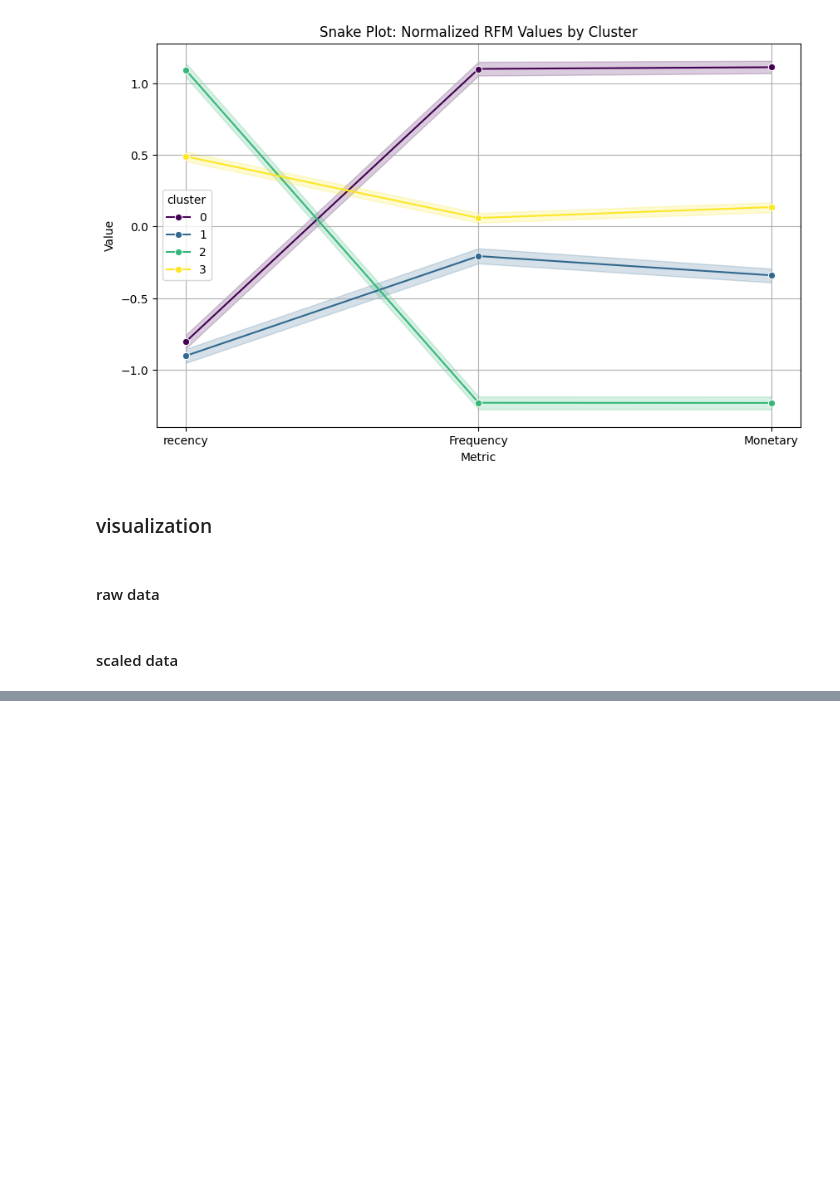
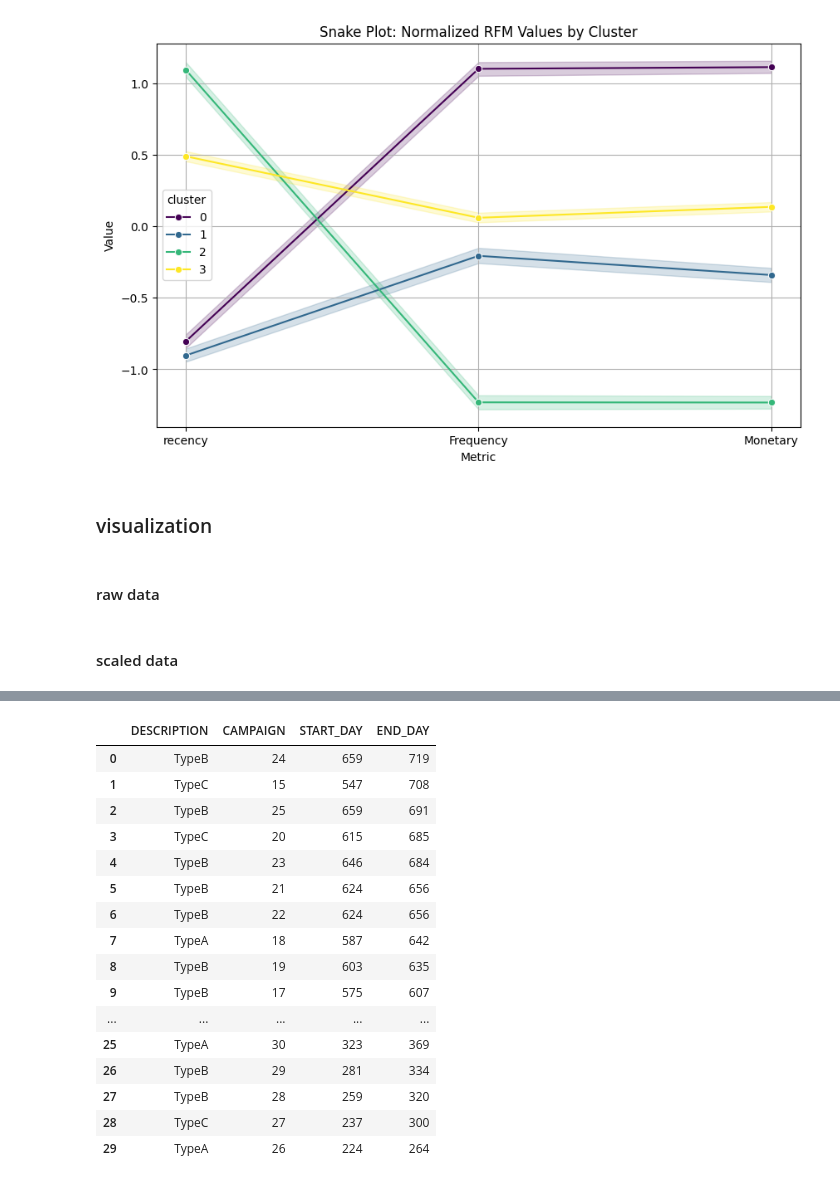
Before and after one commit to bich-le/DDM-Churn-Project, a Jupyter notebook: notebooks/02_Exploratory_Data_Analysis.ipynb, the cells around one changed output, grey strips where cells are left out. Saved outputs shown, nothing was run; the diff lists cells and outputs as text; code cells hidden in the pictures; blank space fills up the shorter version.

```diff
--- a/notebooks/02_Exploratory_Data_Analysis.ipynb
+++ b/notebooks/02_Exploratory_Data_Analysis.ipynb
@@ -365,0 +997,20 @@ fig_3d.show()
+# %%
+campaign_desc.head(50)
+# %% [output]
+|  | DESCRIPTION | CAMPAIGN | START_DAY | END_DAY |
+| 0 | TypeB | 24 | 659 | 719 |
+| 1 | TypeC | 15 | 547 | 708 |
+| 2 | TypeB | 25 | 659 | 691 |
+| 3 | TypeC | 20 | 615 | 685 |
+| 4 | TypeB | 23 | 646 | 684 |
+| 5 | TypeB | 21 | 624 | 656 |
+| 6 | TypeB | 22 | 624 | 656 |
+| 7 | TypeA | 18 | 587 | 642 |
+| 8 | TypeB | 19 | 603 | 635 |
+| 9 | TypeB | 17 | 575 | 607 |
+| ... | ... | ... | ... | ... |
+| 25 | TypeA | 30 | 323 | 369 |
+| 26 | TypeB | 29 | 281 | 334 |
+| 27 | TypeB | 28 | 259 | 320 |
+| 28 | TypeC | 27 | 237 | 300 |
+| 29 | TypeA | 26 | 224 | 264 |
```
Also changed, not shown: parts of 32 cells of this notebook.
